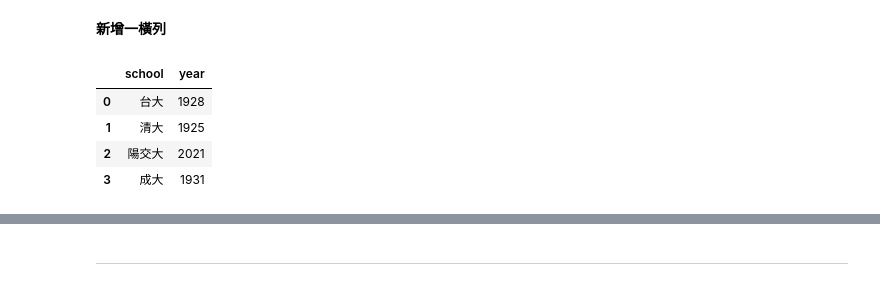
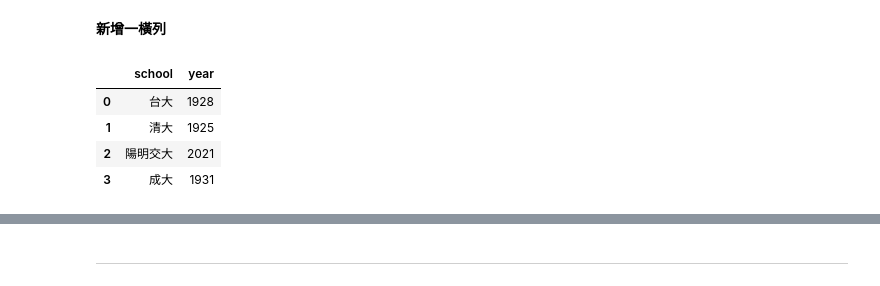
Before and after one commit to cckk2913/dspy-lab6, a Jupyter notebook: lab6.ipynb, the cells around one changed output, grey strips where cells are left out. Saved outputs shown, nothing was run; the diff lists cells and outputs as text; code cells hidden in the pictures.

```diff
--- a/lab6.ipynb
+++ b/lab6.ipynb
@@ -590,15 +604,15 @@ df
 **新增一橫列**
 # %%
 data = {
-  'school': ["台大", "清大", "陽交大","成大"],
+  'school': ["台大", "清大", "陽明交大","成大"],
   'year': [1928, 1925, 2021, 1931]
 }
 
 df = pd.DataFrame(data)
 df
 # %% [output]
 |  | school | year |
 | 0 | 台大 | 1928 |
 | 1 | 清大 | 1925 |
-| 2 | 陽交大 | 2021 |
+| 2 | 陽明交大 | 2021 |
 | 3 | 成大 | 1931 |
```
Also changed, not shown: parts of 19 cells of this notebook.
